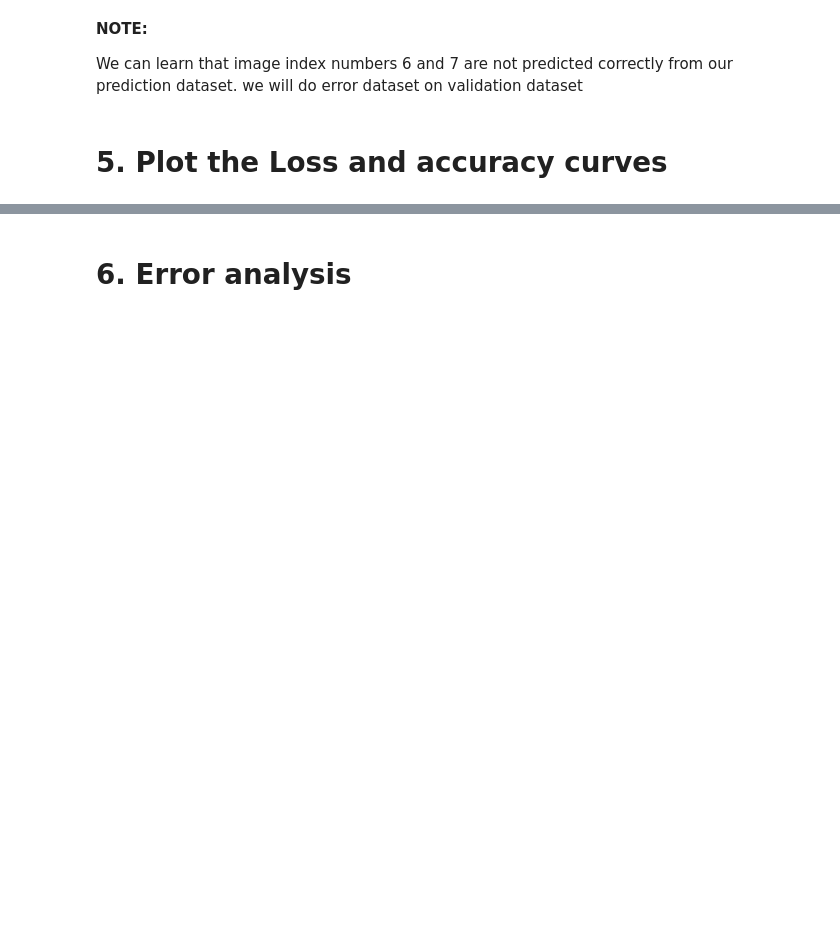
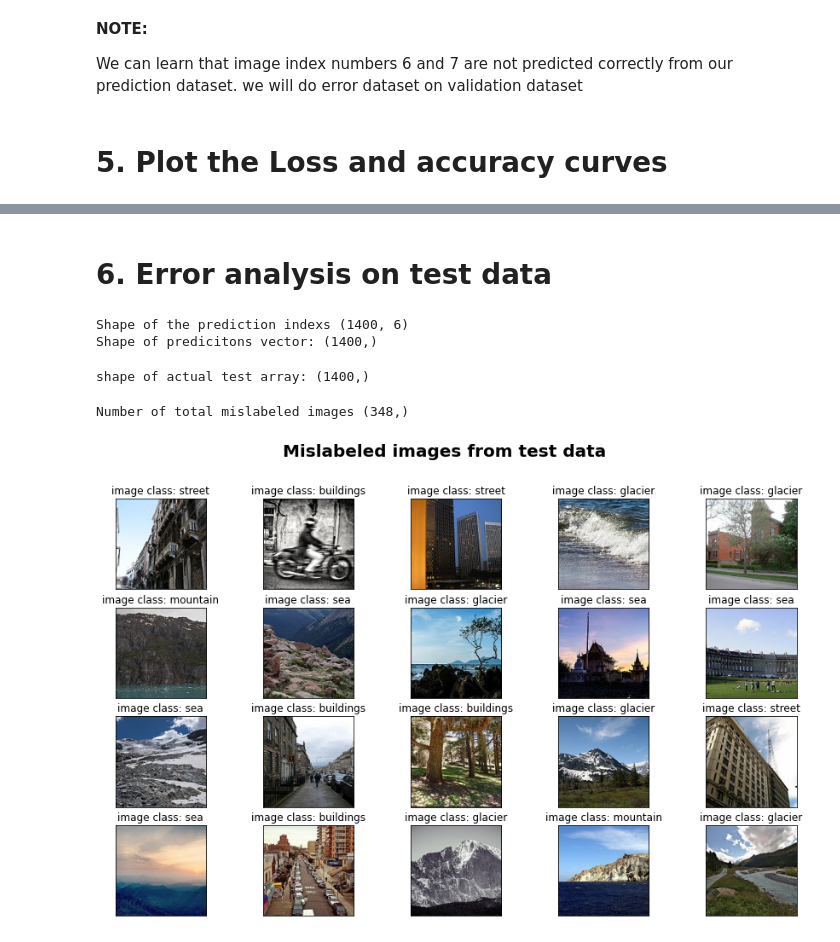
Before and after one commit to avikumart/Computer-vision, a Jupyter notebook: computervision-intel-image-clf.ipynb, the cells around one changed output, grey strips where cells are left out. Drawn from its saved outputs; the diff is of its cells as text; code cells hidden in the pictures; blank space fills up the shorter version.

Commit message:
Kaggle Notebook | [ComputerVision]Intel_Image_classification_project | Version 13

```diff
--- a/computervision-intel-image-clf.ipynb
+++ b/computervision-intel-image-clf.ipynb
@@ -384,2 +385,51 @@ plot_loss_accuracy(history)
 # %% [markdown]
-# 6. Error analysis
+# 6. Error analysis on test data
+# %%
+# prediction on validation data to check the errors
+preds = model.predict(tst_images_norm)
+print("Shape of the prediction indexs", preds.shape)
+
+# apply argmax function over a rows to find
+predictions_f = np.argmax(preds, axis=1)
+print("Shape of predicitons vector:", predictions_f.shape)
+# %% [output]
+Shape of the prediction indexs (1400, 6)
+Shape of predicitons vector: (1400,)
+# %%
+# convert categorical test labels to numpy array of 1 dim
+test_list = []
+for i in test_labels:
+    index1 = list(np.argwhere(i).reshape(1))[0]
+    test_list.append(index1)
+
+test_array = np.array(test_list)
+print("shape of actual test array:", test_array.shape)
+# %% [output]
+shape of actual test array: (1400,)
+# %%
+def mislabled_images(class_names, test_images, test_labels, predicted_labels):
+    # find the  mislabeled images using np.where and return array of mislabled images
+    mislabels = (test_labels == predicted_labels)
+    mislabels_index = np.array(np.where(mislabels == False)).ravel()
+    mislables_images = test_images[mislabels_index]
+    mislables_labels = predicted_labels[mislabels_index]
+
+    print("Number of total mislabeled images", mislables_labels.shape)
+
+    # plot the 20 mislabeled images
+    plt.figure(figsize=(15,9))
+    for idx, label in enumerate(mislables_labels[:20]):
+        plt.subplot(4,5, idx+1)
+        plt.imshow(mislables_images[idx])
+        plt.xticks([])
+        plt.yticks([])
+        plt.title(f'image class: {class_names[label]}')
+
+        plt.suptitle(f'Mislabeled images from test data', size=20, weight='bold')
+    plt.show()
+    return mislables_labels
+# %%
+mislables_labels = mislabled_images(class_names, tst_images_norm, test_array, predictions_f)
+# %% [output]
+Number of total mislabeled images (348,)
+[figure, added]
```
Also changed, not shown: parts of 9 cells of this notebook.
